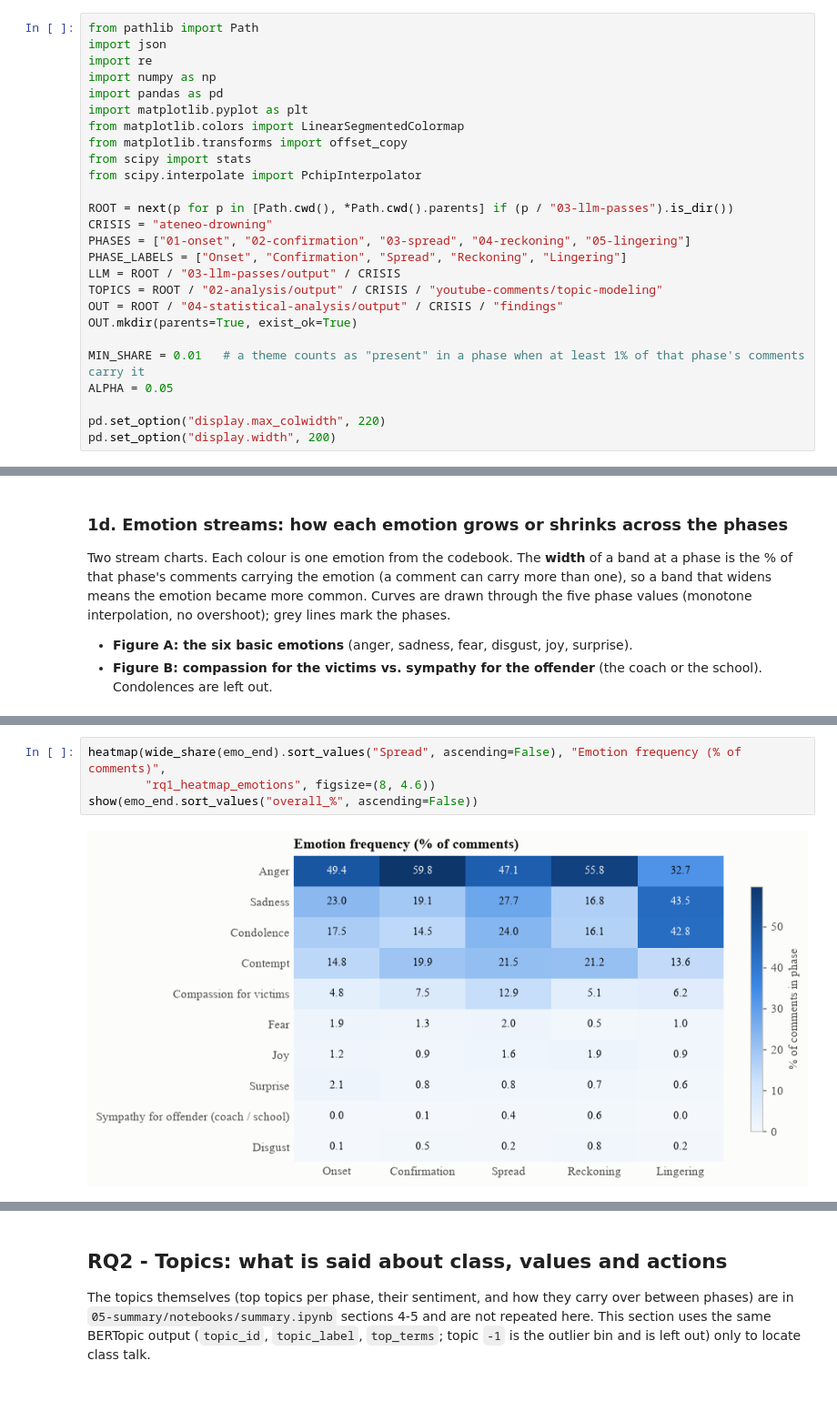
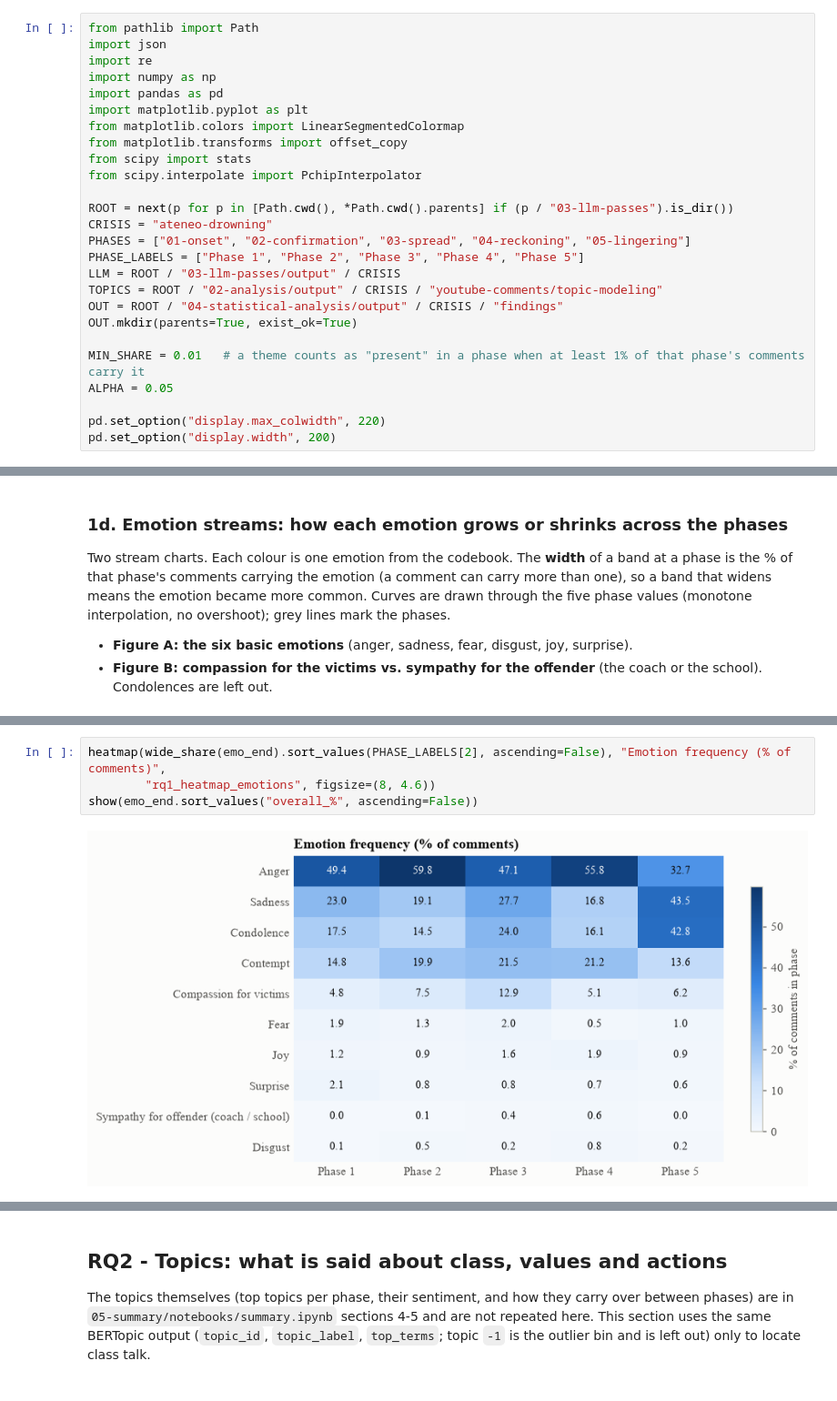
Before and after one commit to mbchavez27/crisis-management-analysis, a Jupyter notebook: 04-statistical-analysis/notebooks/03-findings.ipynb, the cells around one changed output, grey strips where cells are left out. Shown at 91% size. Cells and saved outputs as stored; diff of their text form.

Commit message:
feat(findings): label crisis timeline as phase 1-5
Replace the onset-to-lingering phase names with numbered phases in the
findings charts and tables. Data folder names are unchanged.

```diff
--- a/04-statistical-analysis/notebooks/03-findings.ipynb
+++ b/04-statistical-analysis/notebooks/03-findings.ipynb
@@ -34,7 +34,7 @@ from scipy.interpolate import PchipInterpolator
 ROOT = next(p for p in [Path.cwd(), *Path.cwd().parents] if (p / "03-llm-passes").is_dir())
 CRISIS = "ateneo-drowning"
 PHASES = ["01-onset", "02-confirmation", "03-spread", "04-reckoning", "05-lingering"]
-PHASE_LABELS = ["Onset", "Confirmation", "Spread", "Reckoning", "Lingering"]
+PHASE_LABELS = ["Phase 1", "Phase 2", "Phase 3", "Phase 4", "Phase 5"]
 LLM = ROOT / "03-llm-passes/output" / CRISIS
 TOPICS = ROOT / "02-analysis/output" / CRISIS / "youtube-comments/topic-modeling"
 OUT = ROOT / "04-statistical-analysis/output" / CRISIS / "findings"
@@ -414,8 +414,8 @@ print("comments:", {STREAM_NAMES[e]: int(df[e].sum()) for e in ["COMPASSION_VICT
 | Sympathy for offender (coach / sc... | 0.0 | 0.1 | 0.4 | 0.6 | 0.0 |
 comments: {'Compassion for victims': 1077, 'Sympathy for offender (coach / school)': 30}
 # %%
-heatmap(wide_share(emo_end).sort_values("Spread", ascending=False), "Emotion frequency (% of comments)",
+heatmap(wide_share(emo_end).sort_values(PHASE_LABELS[2], ascending=False), "Emotion frequency (% of comments)",
         "rq1_heatmap_emotions", figsize=(8, 4.6))
 show(emo_end.sort_values("overall_%", ascending=False))
 # %% [output]
-[figure, old version]
+[figure, new version]
```
Also changed, not shown: parts of 20 cells of this notebook, 27 other files.
